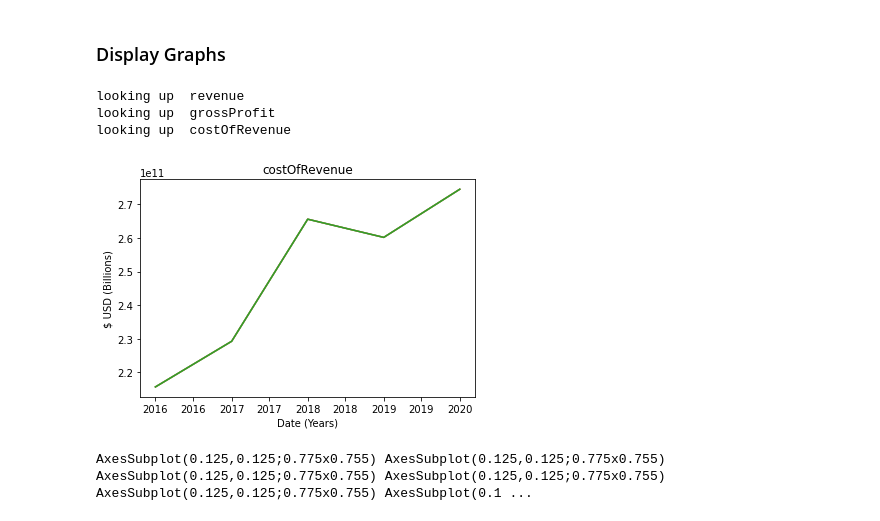
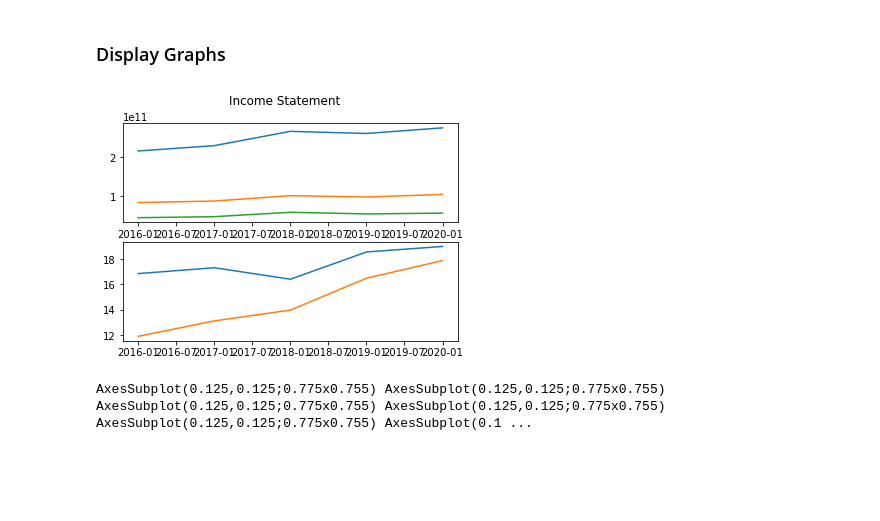
Before and after one commit to sammmoran/FlagShip, a Jupyter notebook: data-collector.ipynb, the cells around one changed output. Drawn from its saved outputs; the diff is of its cells as text; code cells hidden in the pictures; blank space fills up the shorter version.

Commit message:
multi-line multi-graphing

```diff
--- a/data-collector.ipynb
+++ b/data-collector.ipynb
@@ -102,24 +102,32 @@ def graph(x, yname):
 # %%
 # Plot the data
 
 # Display the Revenue, Gross Profits, and Net Earnings
 # rgnPlot = revGrossNet.plot()
 # rgnPlot.set_ylabel('Hundreds of Billions-USD')
 # rgnPlot.set_xlabel('Time-5yrs')
 
 dates = []
 for i in data['fillingDate']:
     date = i.split("-")[0]
     dates.append(date)
 
 x = [dt.datetime.strptime(d,'%Y').date() for d in dates]
 
-graph(x,'revenue')
-graph(x, 'grossProfit')
-graph(x, 'costOfRevenue')
+plots = { "RevenueGrossAndNetIncome":["revenue","grossProfit","netIncome"],
+         "SGA_R&D_AsPercentGrossProfits": ["SGA_%_GP","RD_%_GP"]
+        }
+
+fig, axs = plt.subplots(2)
+fig.suptitle("Income Statement")
+counter = 0
+for plot in plots:
+
+    for line in plots[plot]:
+
+        axs[counter].plot(x,data[str(line)])
+
+    counter+=1
 # %% [output]
-looking up  revenue
-looking up  grossProfit
-looking up  costOfRevenue
-[figure, old version]
+[figure, new version]
 # %%
```
Also changed, not shown: parts of 1 cell of this notebook.
